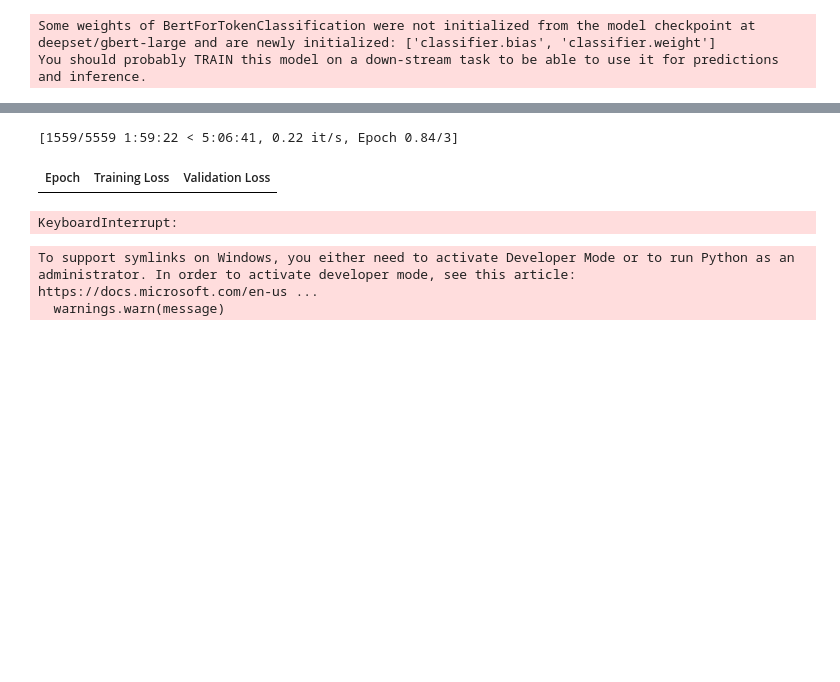
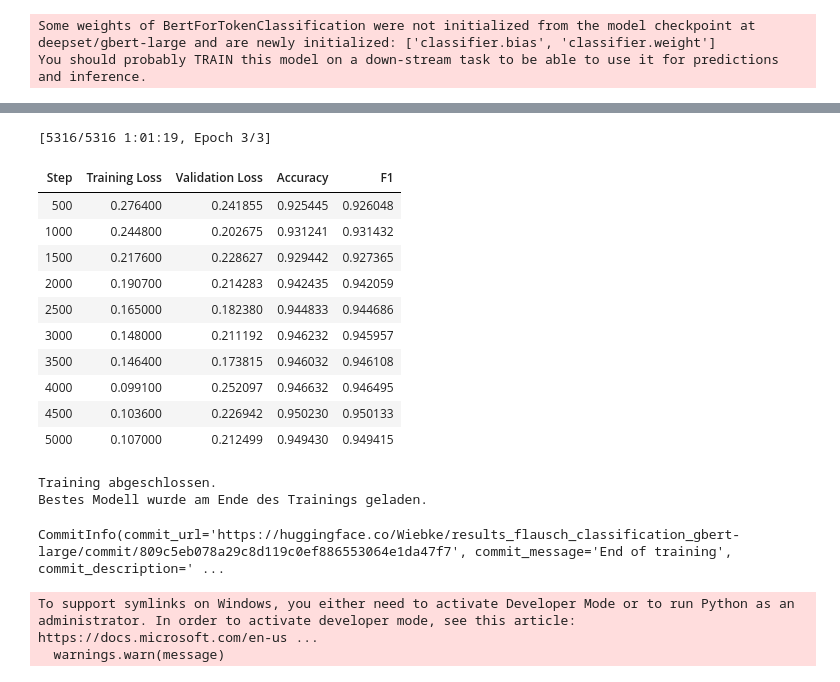
Before and after one commit to WiebkePetersen/GermevalFlausch, a Jupyter notebook: flausch_task2.ipynb, the cells around one changed output, grey strips where cells are left out. Saved outputs shown, nothing was run; the diff lists cells and outputs as text; code cells hidden in the pictures; blank space fills up the shorter version.

```diff
--- a/flausch_task2.ipynb
+++ b/flausch_task2.ipynb
@@ -199,7 +202,9 @@ import sys
 import numpy as np
 
 # work with the train data only
+#path = ""
 data = pd.read_json(path + "train_task1.json")
+data2 = pd.read_json(path + "train_task2.json")
 # %%
 # set checkpoint and load tokenizer
 from transformers import AutoTokenizer
@@ -211,7 +217,7 @@ dataflausch = data[data["flausch"]=="yes"].reset_index(drop=True)
 # %%
 # generate BIO tag scheme (begin/inside/outside)
 # dictionaries to map between tag ids and tag names
-tags = sorted(task2["type"].unique())
+tags = sorted(data2["type"].unique())
 tag2id = {'O': 0}
 for i, tag in enumerate(tags):
     tag2id["I-"+ tag] = 2*i +1
@@ -756,0 +841,15 @@ tokenized_validation_dataset.set_format("torch", columns=keep_cols)
+# %%
+# data consists of 90% of the data
+# 85% of this data is used as train data and 15% as dev data
+train_val_split = tokenized_dataset.train_test_split(test_size=0.15, seed=42)
+train_dataset = train_val_split["train"]
+dev_dataset = train_val_split["test"]
+
+
+# Create a DatasetDict
+dataset_dict = DatasetDict({
+    'train': train_dataset,
+    'dev': dev_dataset,
+})
+
+dataset_dict
@@ -793,48 +913,62 @@ You should probably TRAIN this model on a down-stream task to be able to use it
 # %%
 
 # Define TrainingArguments
 from transformers import TrainingArguments, Trainer
 training_args = TrainingArguments(
-    output_dir="./results_flausch_classification", # Wo das Modell gespeichert wird
+    output_dir="./results_flausch_classification_" + model_name,
     learning_rate=2e-5,
-    per_device_train_batch_size=16, # Reduziert, um OOM zu vermeiden
-    per_device_eval_batch_size=16,  # Reduziert, um OOM zu vermeiden
-    num_train_epochs=3, # Starte mit 3 Epochen
+    per_device_train_batch_size=16, # Reduziere um OOM zu vermeiden
+    per_device_eval_batch_size=16,  # Reduziere um OOM zu vermeiden
+    num_train_epochs=3,
     weight_decay=0.01,
-    eval_strategy="epoch",
-    save_strategy="epoch",
+    eval_strategy="steps",
+    save_strategy="steps",
     load_best_model_at_end=True,
-    metric_for_best_model="f1", # Wähle das beste Modell basierend auf F1-Score
-    greater_is_better=True,
+    logging_steps=500, # Alle 500 Schritte loggen
     fp16=True, # Für schnellere und speichereffizientere Berechnung auf GPU
     gradient_checkpointing=True, # Hilft gegen OOM bei großen Modellen, macht Training langsamer
-    logging_steps=50, # Alle 50 Schritte loggen
     save_total_limit=1, # Nur das beste Modell speichern
     report_to="none", # Wichtig: W&B und andere Logger deaktivieren, falls nicht gewünscht
     push_to_hub=False, # Zuerst trainieren, dann manuell pushen
+    metric_for_best_model="eval_f1", # competition ranking metric
+    greater_is_better=True, # Setze auf False, wenn du Loss minimieren willst
+    # Early Stopping spezifische Parameter
+    early_stopping_patience=3, # Stoppe, wenn Metrik 3 Evaluierungsintervalle lang nicht besser wird
+    early_stopping_threshold=0.001, # (Optional) Mindestverbesserung, um nicht als "schlechter" zu gelten
 )
 
 trainer = Trainer(
     model=model,
     args=training_args,
-    train_dataset=tokenized_train_dataset,
-    eval_dataset=tokenized_validation_dataset, # Verwende jetzt das Validierungs-Set
+    train_dataset=dataset_dict["train"],
+    eval_dataset=dataset_dict["dev"],
     tokenizer=tokenizer,
     data_collator=data_collator,
     compute_metrics=compute_metrics,
 )
 
 
 trainer.train()
 
 print("\nTraining abgeschlossen.")
 print("Bestes Modell wurde am Ende des Trainings geladen.")
 # %% [output]
-[1559/5559 1:59:22 < 5:06:41, 0.22 it/s, Epoch 0.84/3]
+[5316/5316 1:01:19, Epoch 3/3]
-| Epoch | Training Loss | Validation Loss |
+| Step | Training Loss | Validation Loss | Accuracy | F1 |
+| 500 | 0.276400 | 0.241855 | 0.925445 | 0.926048 |
+| 1000 | 0.244800 | 0.202675 | 0.931241 | 0.931432 |
+| 1500 | 0.217600 | 0.228627 | 0.929442 | 0.927365 |
+| 2000 | 0.190700 | 0.214283 | 0.942435 | 0.942059 |
+| 2500 | 0.165000 | 0.182380 | 0.944833 | 0.944686 |
+| 3000 | 0.148000 | 0.211192 | 0.946232 | 0.945957 |
+| 3500 | 0.146400 | 0.173815 | 0.946032 | 0.946108 |
+| 4000 | 0.099100 | 0.252097 | 0.946632 | 0.946495 |
+| 4500 | 0.103600 | 0.226942 | 0.950230 | 0.950133 |
+| 5000 | 0.107000 | 0.212499 | 0.949430 | 0.949415 |
-KeyboardInterrupt:
+Training abgeschlossen.
+Bestes Modell wurde am Ende des Trainings geladen.
 # %%
 
-from huggingface_hub import notebook_login
-notebook_login() # Du musst dich hier anmelden, falls nicht schon geschehen
 trainer.push_to_hub()
+# %% [output]
+CommitInfo(commit_url='https://huggingface.co/Wiebke/results_flausch_classification_gbert-large/commit/809c5eb078a29c8d119c0ef886553064e1da47f7', commit_message='End of training', commit_description=' ...
```
Also changed, not shown: parts of 26 cells of this notebook.
